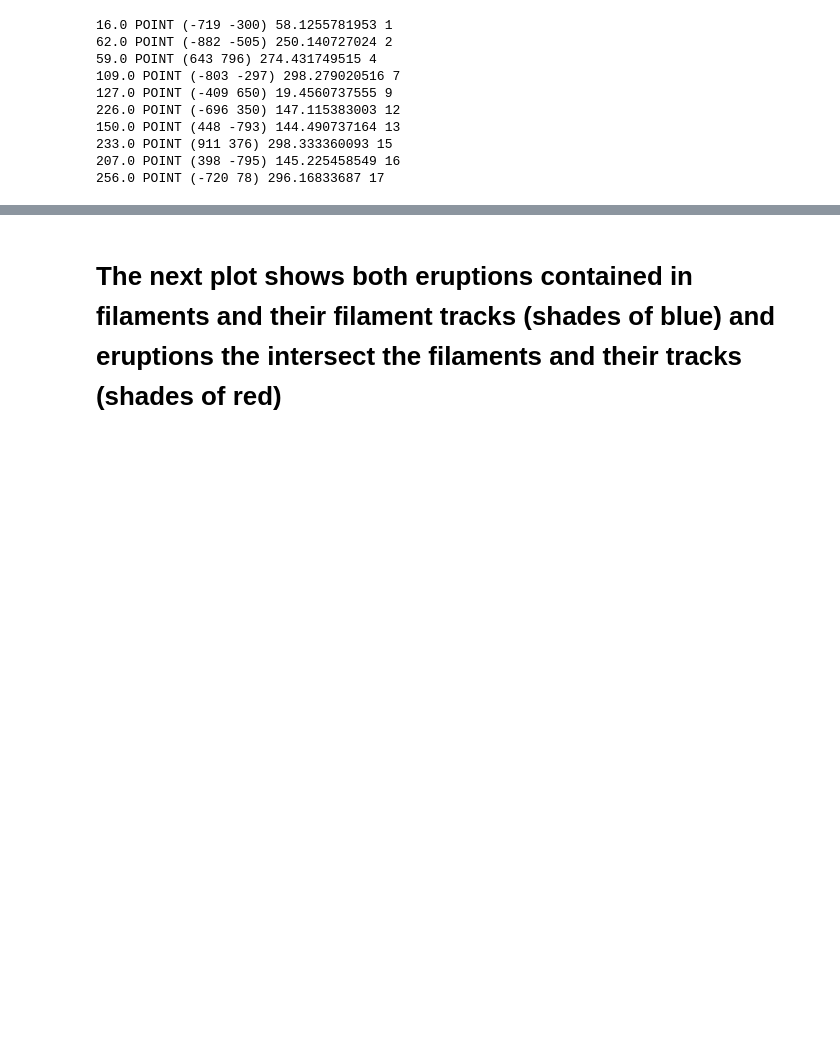
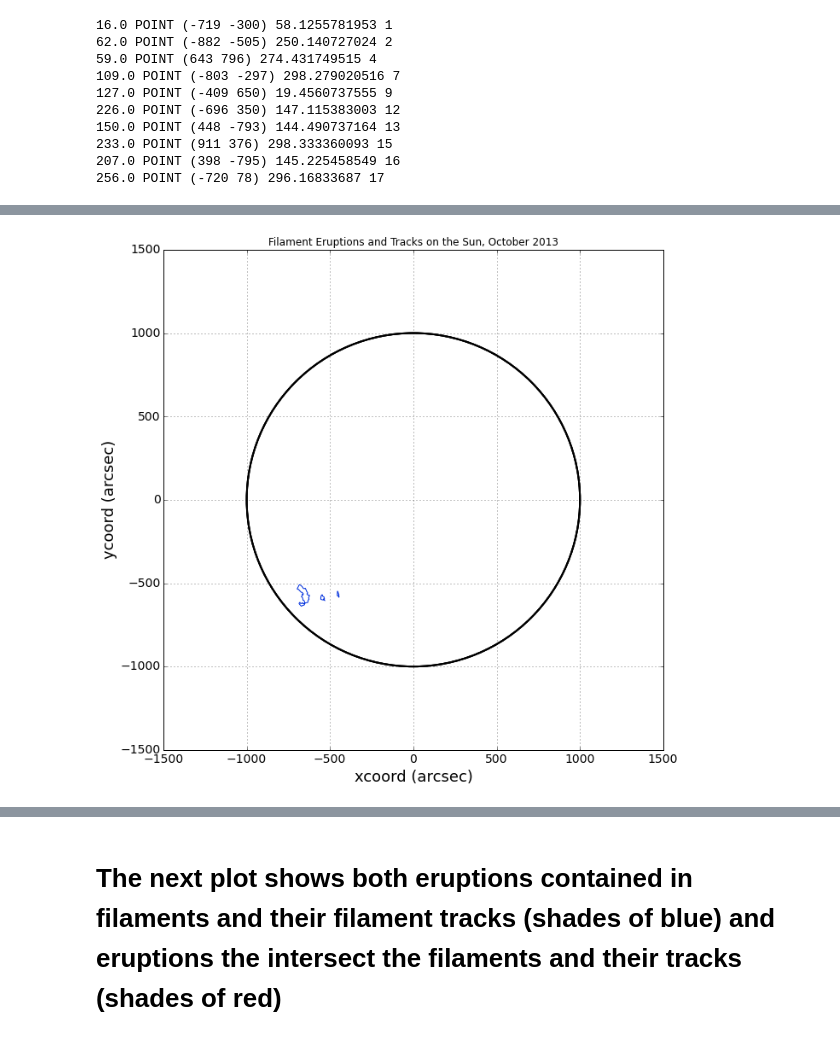
Before and after one commit to Nschanche/Filament_tracking, a Jupyter notebook: Untitled0.ipynb, the cells around one changed output, grey strips where cells are left out. Drawn from its saved outputs; the diff is of its cells as text; code cells hidden in the pictures; blank space fills up the shorter version.

```diff
--- a/Untitled0.ipynb
+++ b/Untitled0.ipynb
@@ -81,9 +80,14 @@ def SetupSunPlotColor(eruptions, trackno, filament):
     plt.ylabel('ycoord (arcsec)',fontsize=18)
     plt.xlabel('xcoord (arcsec)',fontsize=18)
     plt.axis([-1500, 1500, -1500, 1500])
+    cmap = plt.get_cmap('nipy_spectral')
+    norm = mpl.colors.Normalize(vmin=0, vmax=280)
+    m = cm.ScalarMappable(norm=norm, cmap=cmap)
+    scale= m.to_rgba(trackno)
     longitude = [elem["hpc_x"] for elem in eruptions]  #plotting only those eruptions that are contained in filaments
     latitude = [elem["hpc_y"] for elem in eruptions]   #plotting only those eruptions that are contained in filaments
-    fig=plt.scatter(longitude,latitude,color='gray',s=50)
+    for x,y in zip(longitude, latitude):
+        fig=plt.scatter(x, y, color=next(colors),s=50)
     Circle1 = plt.Circle((0,0), radius=1000, linestyle='solid', linewidth=2, fill=False)
     fig1 = plt.gcf()
     fig1.gca().add_artist(Circle1)
@@ -92,10 +96,6 @@ def SetupSunPlotColor(eruptions, trackno, filament):
     ax.set_aspect('equal')
     ax.tick_params(axis='both', which='major', labelsize=14)
     plt.title('Filament Eruptions and Tracks on the Sun, October 2013')
-    norm = mpl.colors.Normalize(vmin=0, vmax=280)
-    cmap = plt.get_cmap('nipy_spectral')
-    m = cm.ScalarMappable(norm=norm, cmap=cmap)
-    scale= m.to_rgba(trackno)
     plot_polygon=plt.Polygon(loads(filament).exterior,color=scale,linewidth=1,fill=None)
     fig1.gca().add_artist(plot_polygon)
 
@@ -107,7 +107,7 @@ def SetupSunPlotBox(eruptions, trackno, filament):
     plt.axis([-1500, 1500, -1500, 1500])
     longitude = [elem["hpc_x"] for elem in eruptions] #plotting only those eruptions that intersect with  filaments
     latitude = [elem["hpc_y"] for elem in eruptions]
-    fig=plt.scatter(longitude,latitude,color='gray',s=50)
+    fig=plt.scatter(longitude,latitude,color='black',s=50)
     Circle1 = plt.Circle((0,0), radius=1000, linestyle='solid', linewidth=2, fill=False)
     fig1 = plt.gcf()
     fig1.gca().add_artist(Circle1)
@@ -326,0 +354,17 @@ for poly in okay_polygons: #plotting those filaments that intersect the bounding
+# %%
+check_track=[62.0]
+checking=sorted(close)
+print checking
+check_poly=[]
+for i in range(len(good_tracks)): #iterating through the whole list of tracks
+    #if good_tracks['Track No.'][i] in intersected and good_tracks['Track No.'][i] in okay_filaments:   #if the track number is in the list created previously
+    if good_tracks['Track No.'][i] in check_track:
+            check_poly.append((good_tracks['Track No.'][i],good_tracks['HPC_BB_Poly'][i])) #append the polygon data to good polygons
+            print good_tracks['Track No.'][i],good_tracks['HEK_time'][i]
+
+
+for poly in check_poly: #plotting those filaments that have eruptions contained within them
+    SetupSunPlotColor(noerup, poly[0], poly[1]) #filament eruption coordinates, track number, track polygon coordinates
+
+does_track_erup=[]
+# %% [output]
@@ -326,0 +375 @@ for poly in okay_polygons: #plotting those filaments that intersect the bounding
+[figure, added]
```
Also changed, not shown: parts of 17 cells of this notebook, 1 other file.
